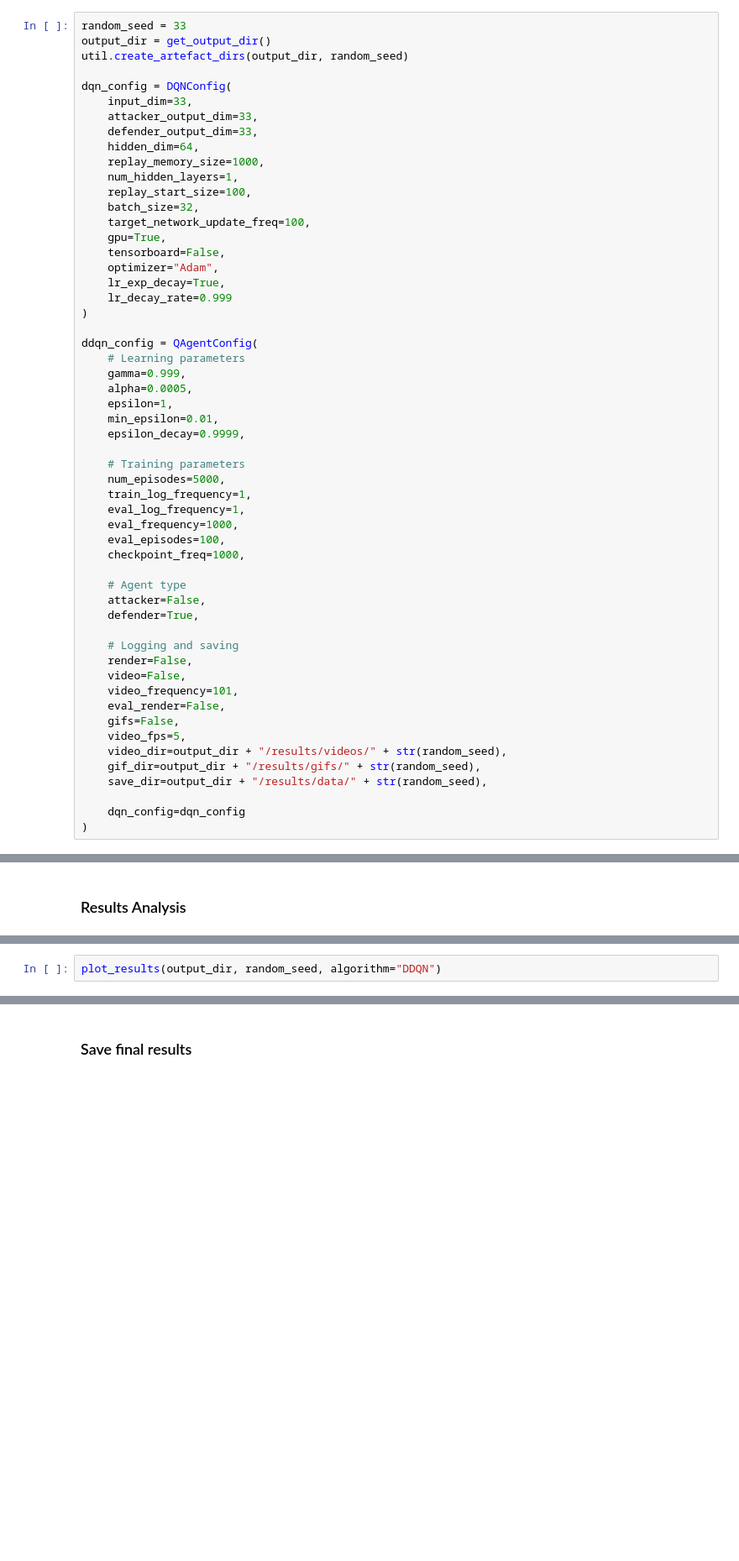
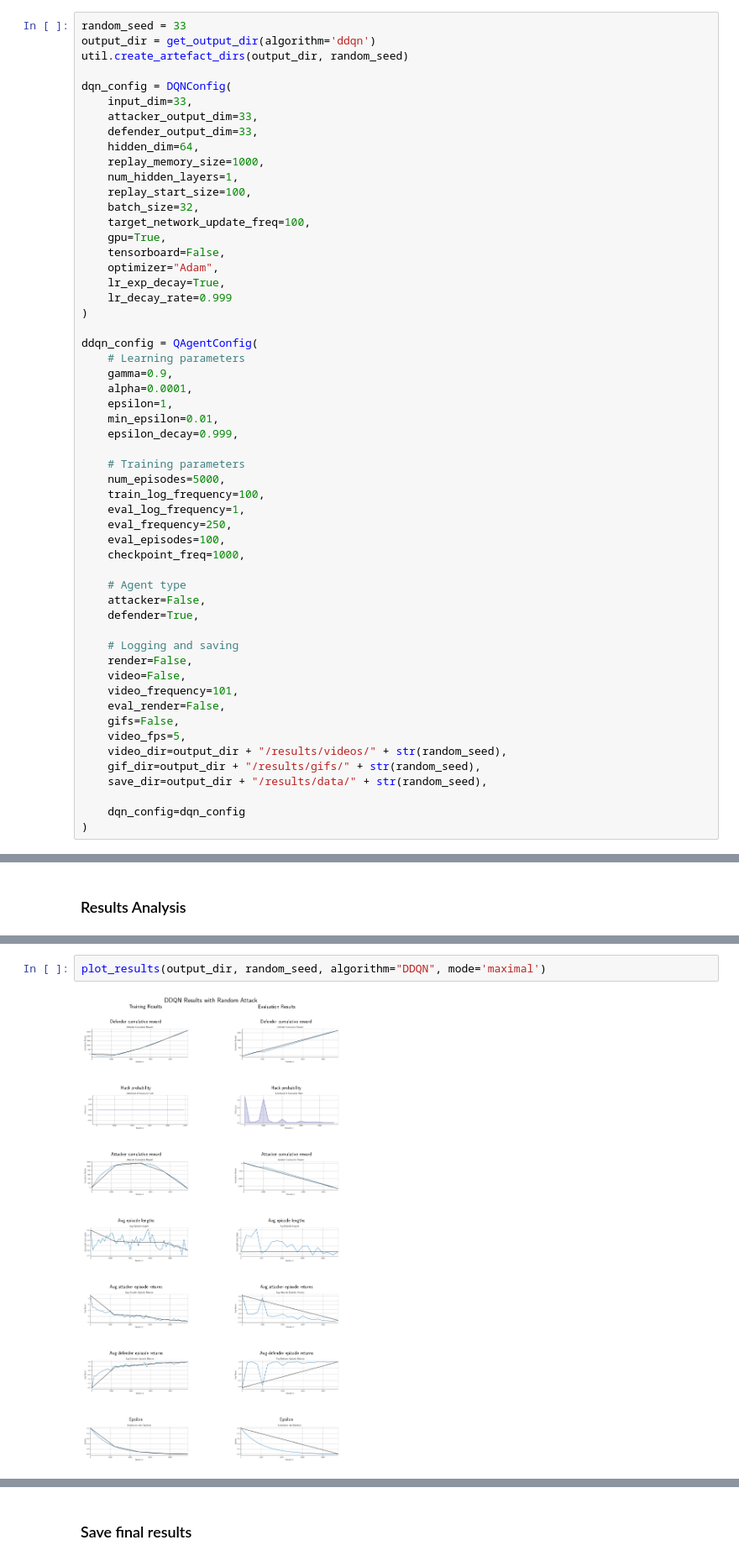
Before and after one commit to Silvano315/Healthcare-Cyber-Security-with-SARSA-DDQN, a Jupyter notebook: RL_project.ipynb, the cells around one changed output, grey strips where cells are left out. Shown at 84% size. Drawn from its saved outputs; the diff is of its cells as text; blank space fills up the shorter version.

```diff
--- a/RL_project.ipynb
+++ b/RL_project.ipynb
@@ -451,7 +443,7 @@ warnings.filterwarnings('ignore')
 ### Setup and Configuration
 # %%
 random_seed = 33
-output_dir = get_output_dir()
+output_dir = get_output_dir(algorithm='ddqn')
 util.create_artefact_dirs(output_dir, random_seed)
 
 dqn_config = DQNConfig(
@@ -473,17 +465,17 @@ dqn_config = DQNConfig(
 
 ddqn_config = QAgentConfig(
     # Learning parameters
-    gamma=0.999,
-    alpha=0.0005,
+    gamma=0.9,
+    alpha=0.0001,
     epsilon=1,
     min_epsilon=0.01,
-    epsilon_decay=0.9999,
+    epsilon_decay=0.999,
 
     # Training parameters
     num_episodes=5000,
-    train_log_frequency=1,
+    train_log_frequency=100,
     eval_log_frequency=1,
-    eval_frequency=1000,
+    eval_frequency=250,
     eval_episodes=100,
     checkpoint_freq=1000,
 
@@ -563,4 +554,6 @@ read_and_plot_results(
     random_seed=random_seed
 )
 # %%
-plot_results(output_dir, random_seed, algorithm="DDQN")
+plot_results(output_dir, random_seed, algorithm="DDQN", mode='maximal')
+# %% [output]
+[figure, added]
```
Also changed, not shown: parts of 8 cells of this notebook.
